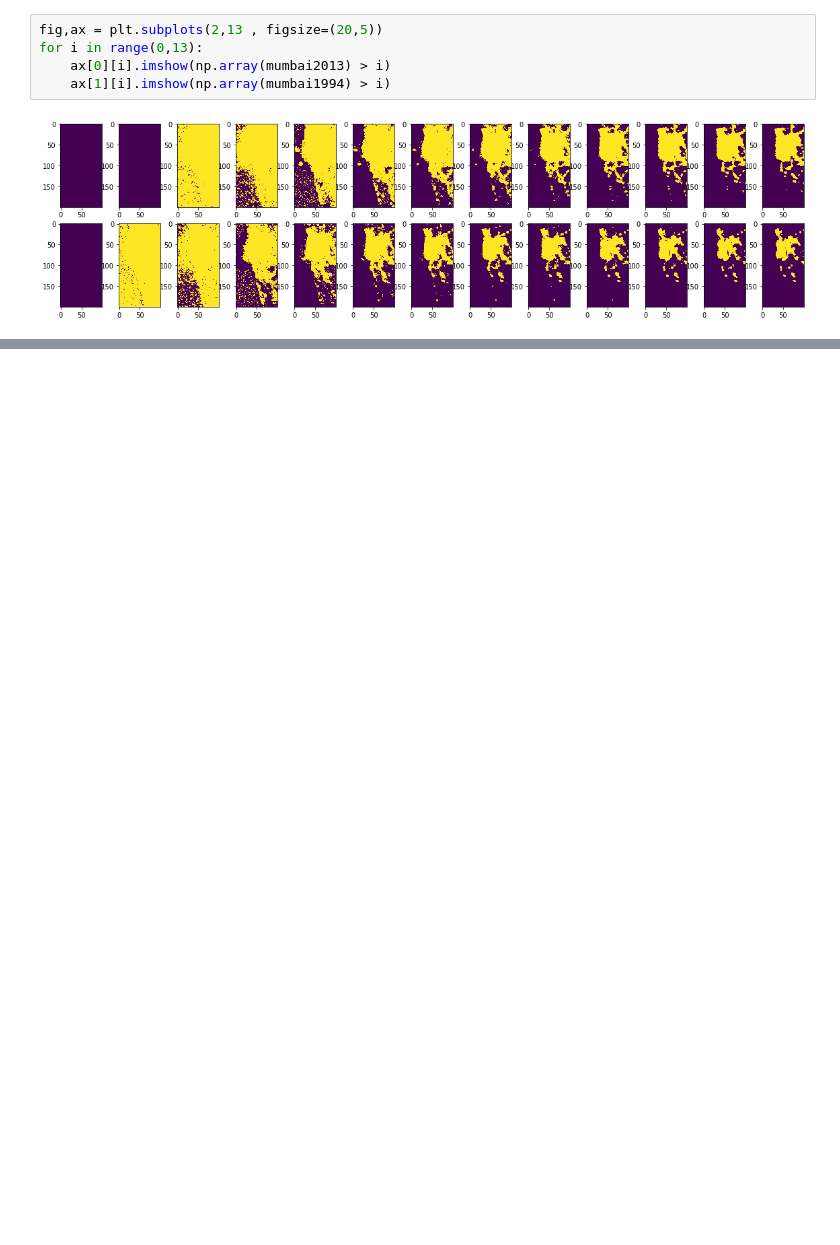
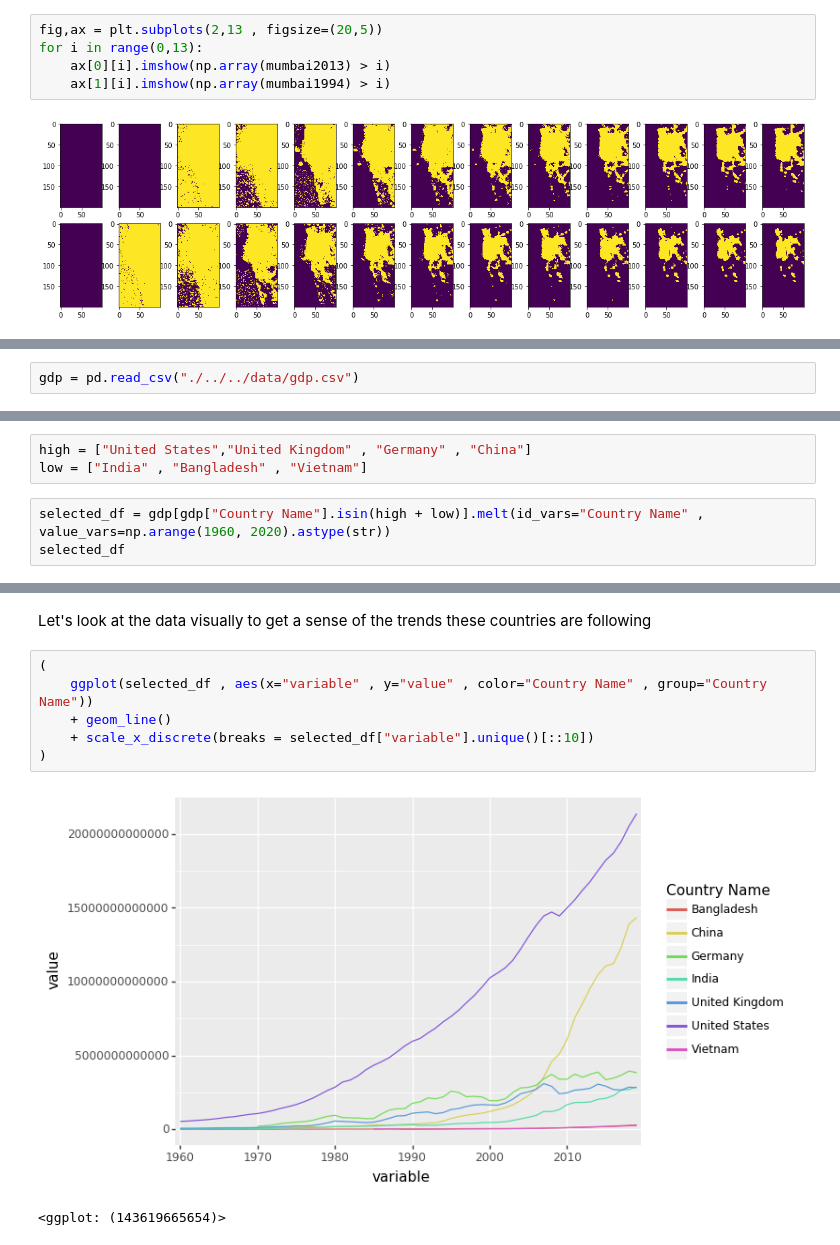
Before and after one commit to abhijeetdtu/dsba4152, a Jupyter notebook: dsba4152/Notebook/Initial Exploratory Analysis.ipynb, the cells around one changed output, grey strips where cells are left out. Drawn from its saved outputs; the diff is of its cells as text; blank space fills up the shorter version.

```diff
--- a/dsba4152/Notebook/Untitled.ipynb
+++ b/dsba4152/Notebook/Initial Exploratory Analysis.ipynb
@@ -131,0 +217,2 @@ for i in range(0,13):
+# %%
+gdp = pd.read_csv("./../../data/gdp.csv")
@@ -131,0 +231,6 @@ for i in range(0,13):
+# %%
+high = ["United States","United Kingdom" , "Germany" , "China"]
+low = ["India" , "Bangladesh" , "Vietnam"]
+# %%
+selected_df = gdp[gdp["Country Name"].isin(high + low)].melt(id_vars="Country Name" , value_vars=np.arange(1960, 2020).astype(str))
+selected_df
@@ -131,0 +251,11 @@ for i in range(0,13):
+# %% [markdown]
+Let's look at the data visually to get a sense of the trends these countries are following
+# %%
+(
+    ggplot(selected_df , aes(x="variable" , y="value" , color="Country Name" , group="Country Name"))
+    + geom_line()
+    + scale_x_discrete(breaks = selected_df["variable"].unique()[::10])
+)
+# %% [output]
+[figure, added]
+<ggplot: (143619665654)>
```
Also changed, not shown: parts of 33 cells of this notebook, 1 other file.
